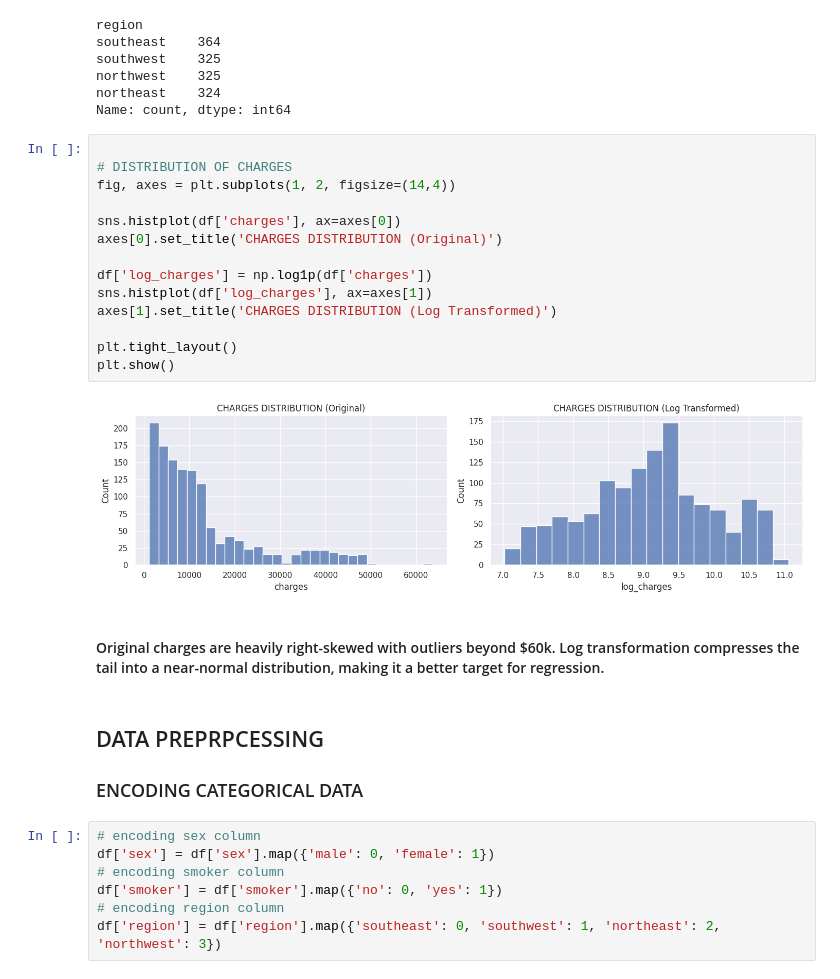
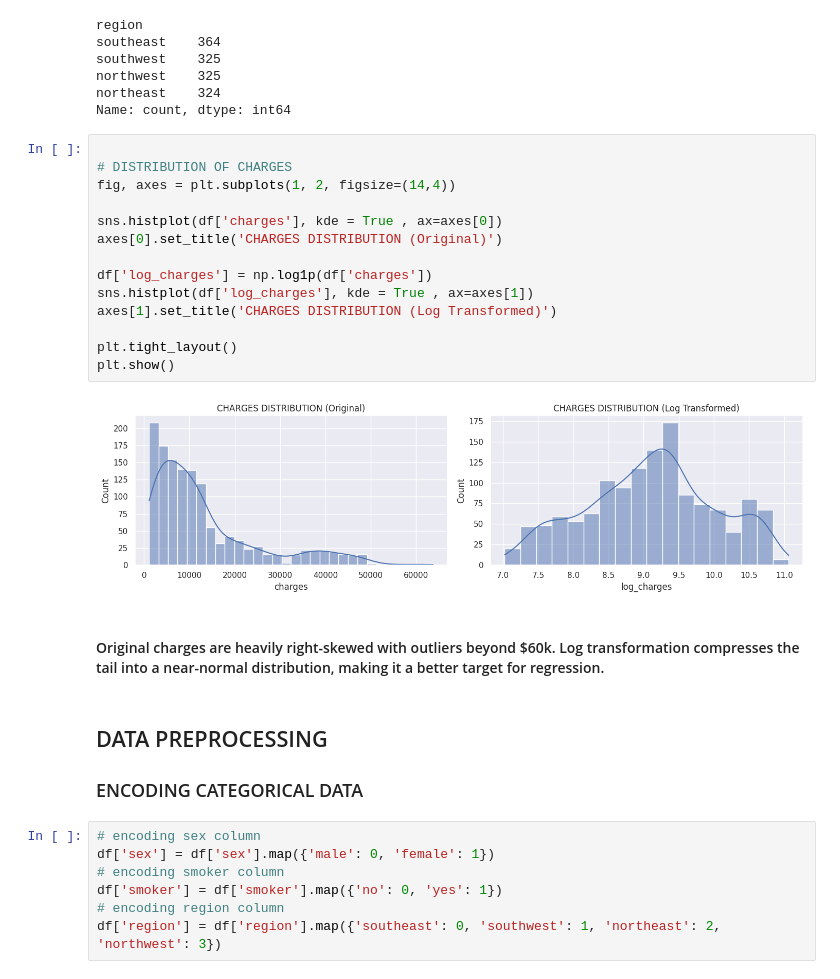
Before and after one commit to aditya1596/Medical-Insurance-Cost-Predictor, a Jupyter notebook: Medical_insurence_cost_prediction.ipynb, the cells around one changed output. Saved outputs shown, nothing was run; the diff lists cells and outputs as text.

```diff
--- a/Medical_insurence_cost_prediction.ipynb
+++ b/Medical_insurence_cost_prediction.ipynb
@@ -200,23 +186,23 @@ Name: count, dtype: int64
 # %%
 
 # DISTRIBUTION OF CHARGES
 fig, axes = plt.subplots(1, 2, figsize=(14,4))
 
-sns.histplot(df['charges'], ax=axes[0])
+sns.histplot(df['charges'], kde = True , ax=axes[0])
 axes[0].set_title('CHARGES DISTRIBUTION (Original)')
 
 df['log_charges'] = np.log1p(df['charges'])
-sns.histplot(df['log_charges'], ax=axes[1])
+sns.histplot(df['log_charges'], kde = True , ax=axes[1])
 axes[1].set_title('CHARGES DISTRIBUTION (Log Transformed)')
 
 plt.tight_layout()
 plt.show()
 # %% [output]
-[figure, old version]
+[figure, new version]
 # %% [markdown]
 #### Original charges are heavily right-skewed with outliers beyond $60k. Log transformation compresses the tail into a near-normal distribution, making it a better target for regression. ####
 # %% [markdown]
-## DATA PREPRPCESSING ##
+## DATA PREPROCESSING ##
  ### ENCODING CATEGORICAL DATA ####
 # %%
 # encoding sex column
```
Also changed, not shown: parts of 13 cells of this notebook, 2 other files.
